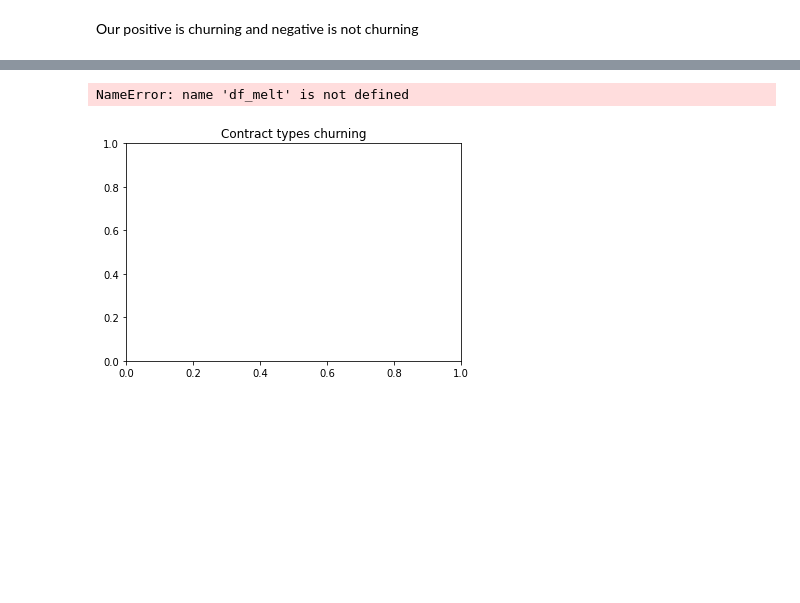
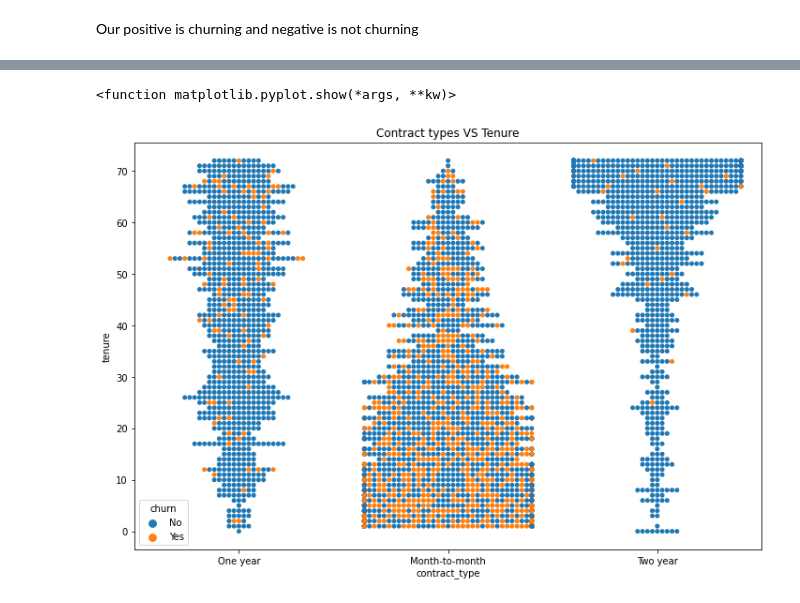
Before and after one commit to Churning-Up-the-Heat/classification-project, a Jupyter notebook: scratchpad_yk.ipynb, the cells around one changed output, grey strips where cells are left out. Cells and saved outputs as stored; diff of their text form; code cells hidden in the pictures; blank space fills up the shorter version.

```diff
--- a/scratchpad_yk.ipynb
+++ b/scratchpad_yk.ipynb
@@ -128,0 +136,19 @@ def encode_contract_types(train, test, validate):
+# %%
+def encode_churn(train, test, validate):
+    '''Takes in train, test and validate dataframes
+    Returns each df with a new coloumn for encoded contract types
+    as well as the encoder used'''
+    encoder = LabelEncoder()
+    encoder.fit(train.churn)
+    train["churn_encoded"] = encoder.transform(train.churn)
+    test["churn_encoded"] = encoder.transform(test.churn)
+    validate["churn_encoded"] = encoder.transform(validate.churn)
+    return encoder, train, test, validate
+# %%
+def encoded_df(train, test, validate):
+    encoder_1, train, test, validate = encode_contract_types(train, test, validate)
+    encoder_2, train, test, validate = encode_internet_service_types(train, test, validate)
+    encoder_3, train, test, validate = encode_churn(train, test, validate)
+    return encoder_1, encoder_2, encoder_3, train, test, validate
+# %%
+encoder_1, encoder_2, encoder_3, train, test, validate = encoded_df(train, test, validate)
@@ -140,0 +184,5 @@ Is there a clear pattern? Any ideas on what is going on?
+# %%
+plt.rc('figure', figsize=(13, 10))
+plt.rc('font', size=13)
+plt.title("Heatmap of Correlations")
+sns.heatmap(train.corr(), annot=True, cmap='Purples', fmt='.2%')
@@ -141,8 +192,9 @@ Is there a clear pattern? Any ideas on what is going on?
 # %%
-plt.title("Contract types churning")
-sns.swarmplot(x="measurement", y="value", data=df_melt, hue="churning")
+plt.figure(figsize=(12, 8))
+plt.title("Contract types VS Tenure")
+sns.swarmplot(x="contract_type", y="tenure", data=train, hue="churn")
 
 plt.show
 # %% [output]
-NameError: name 'df_melt' is not defined
+<function matplotlib.pyplot.show(*args, **kw)>
-[figure, old version]
+[figure, new version]
```
Also changed, not shown: parts of 13 cells of this notebook.
